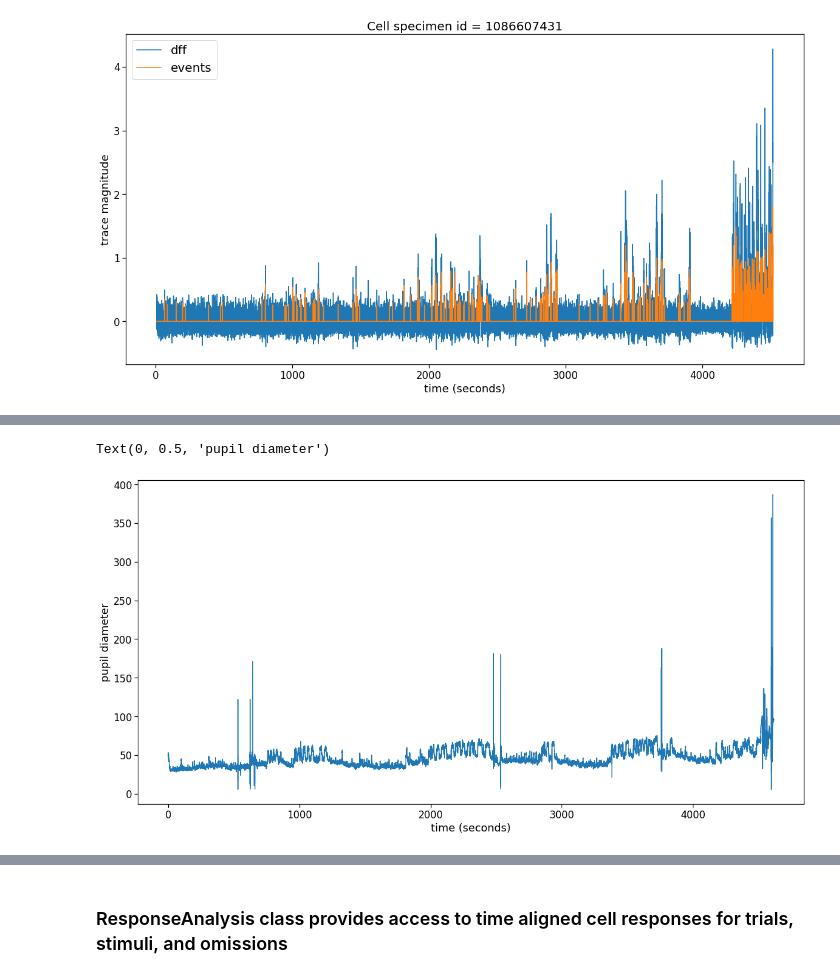
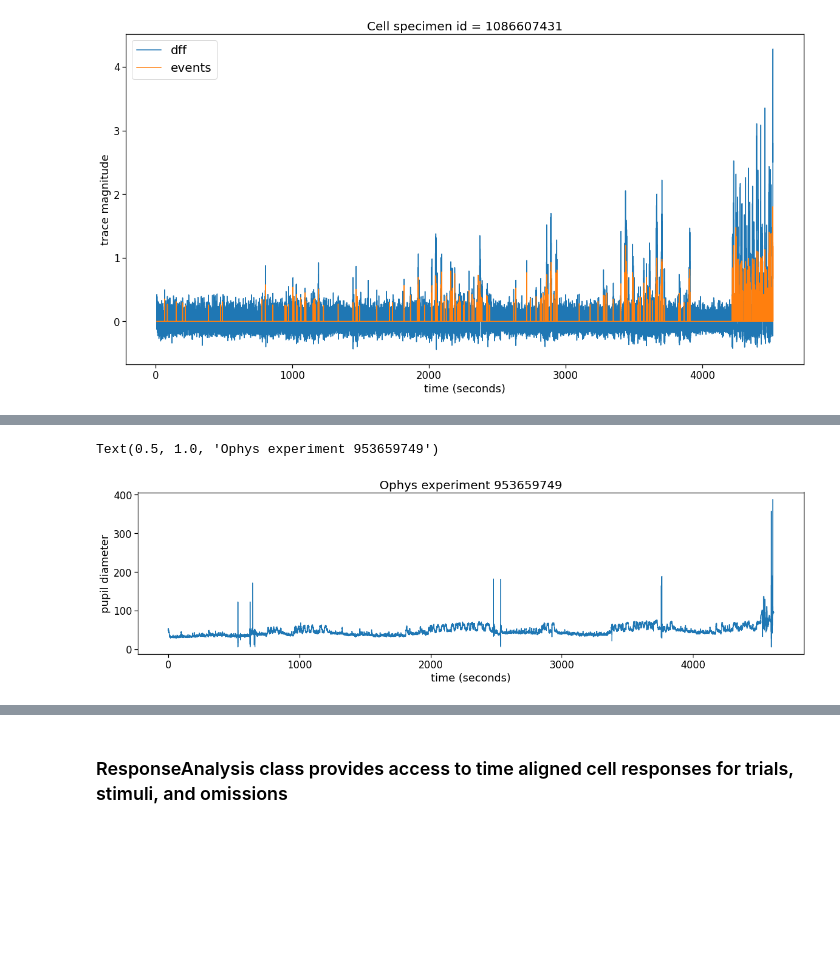
Before and after one commit to AllenInstitute/visual_behavior_analysis, a Jupyter notebook: notebooks/22.03.2021_load_ophys_data_example.ipynb, the cells around one changed output, grey strips where cells are left out. Drawn from its saved outputs; the diff is of its cells as text; code cells hidden in the pictures; blank space fills up the shorter version.

```diff
--- a/notebooks/22.03.2021_load_ophys_data_example.ipynb
+++ b/notebooks/22.03.2021_load_ophys_data_example.ipynb
@@ -198,9 +198,10 @@ Text(0.5, 1.0, 'Ophys experiment 953659749')
 # %%
 # plot pupil diameter for the same experiment
-fig, ax = plt.subplots(1,1, figsize = (20,10))
+fig, ax = plt.subplots(1,1, figsize = (20,5))
 ax.plot(experiment_dataset.eye_tracking.timestamps, experiment_dataset.eye_tracking.pupil_width)
 ax.set_xlabel('time (seconds)')
 ax.set_ylabel('pupil diameter')
+ax.set_title('Ophys experiment {}'.format(ophys_experiment_id), fontsize = 20)
 # %% [output]
-Text(0, 0.5, 'pupil diameter')
+Text(0.5, 1.0, 'Ophys experiment 953659749')
-[figure, old version]
+[figure, new version]
```
Also changed, not shown: parts of 12 cells of this notebook.
